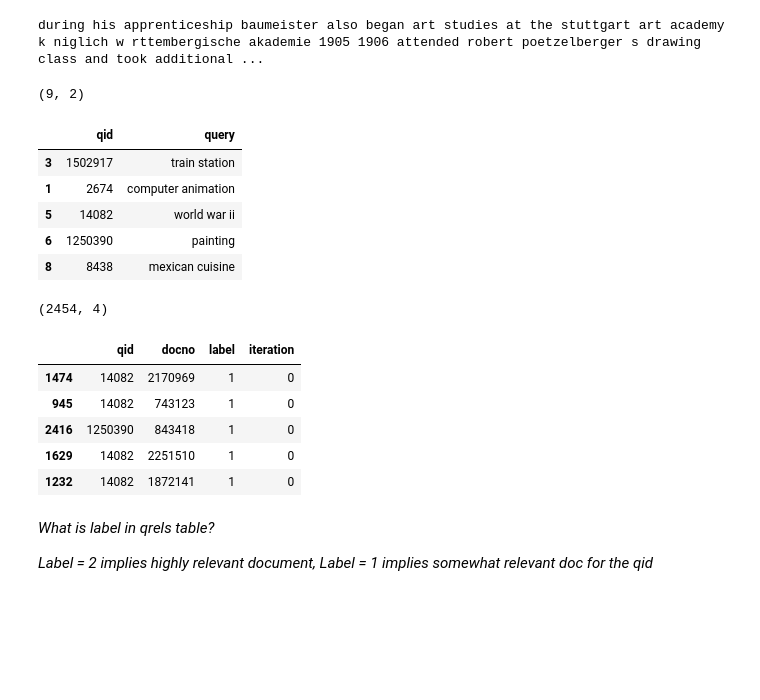
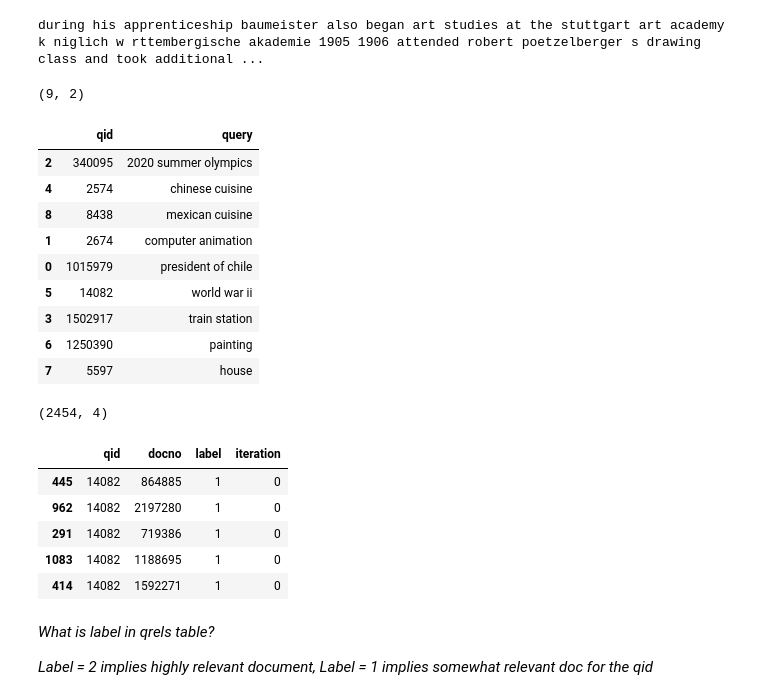
Before and after one commit to Legenden84/search-engines, a Jupyter notebook: lab_test/SE_2026_Lab_1.ipynb, the cells around one changed output. Saved outputs shown, nothing was run; the diff lists cells and outputs as text; code cells hidden in the pictures; blank space fills up the shorter version.

Commit message:
test1

```diff
--- a/lab_test/SE_2026_Lab_1.ipynb
+++ b/lab_test/SE_2026_Lab_1.ipynb
@@ -23,9 +46,9 @@ Download the following files (available also on Absalon under folder `lab`) in a
 - [`lab_topics.csv`](https://absalon.ku.dk/courses/80617/files/9458357/download?download_frd=1): CSV file of query id and query text
 - [`lab_qrels.csv`](https://absalon.ku.dk/files/9458364/download?download_frd=1): CSV file of annotations with schema `qid, docno, label, iteration`
 # %%
-docs = pd.read_csv('lab_docs.csv', dtype={'docno': str})
-topics = pd.read_csv('lab_topics.csv')
-qrels = pd.read_csv('lab_qrels.csv') # qrels signify the ground truth
+docs = pd.read_csv('/home/tlvj/msc_datalogi/2_semester/se/lab_test/lab_docs.csv', dtype={'docno': str})
+topics = pd.read_csv('/home/tlvj/msc_datalogi/2_semester/se/lab_test/lab_topics.csv')
+qrels = pd.read_csv('/home/tlvj/msc_datalogi/2_semester/se/lab_test/lab_qrels.csv') # qrels signify the ground truth
 # %%
 print(docs.shape)
 docs.sample(5, random_state=42)
@@ -43,26 +66,30 @@ print(docs['text'].iloc[2115])
 during his apprenticeship baumeister also began art studies at the stuttgart art academy k niglich w rttembergische akademie 1905 1906 attended robert poetzelberger s drawing class and took additional ...
 # %%
 print(topics.shape)
-topics.sample(5)
+topics.sample(9)
 # %% [output]
 (9, 2)
 |  | qid | query |
+| 2 | 340095 | 2020 summer olympics |
+| 4 | 2574 | chinese cuisine |
+| 8 | 8438 | mexican cuisine |
+| 1 | 2674 | computer animation |
+| 0 | 1015979 | president of chile |
+| 5 | 14082 | world war ii |
 | 3 | 1502917 | train station |
-| 1 | 2674 | computer animation |
-| 5 | 14082 | world war ii |
 | 6 | 1250390 | painting |
-| 8 | 8438 | mexican cuisine |
+| 7 | 5597 | house |
 # %%
 print(qrels.shape)
 qrels.sample(5)
 # %% [output]
 (2454, 4)
 |  | qid | docno | label | iteration |
-| 1474 | 14082 | 2170969 | 1 | 0 |
-| 945 | 14082 | 743123 | 1 | 0 |
-| 2416 | 1250390 | 843418 | 1 | 0 |
-| 1629 | 14082 | 2251510 | 1 | 0 |
-| 1232 | 14082 | 1872141 | 1 | 0 |
+| 445 | 14082 | 864885 | 1 | 0 |
+| 962 | 14082 | 2197280 | 1 | 0 |
+| 291 | 14082 | 719386 | 1 | 0 |
+| 1083 | 14082 | 1188695 | 1 | 0 |
+| 414 | 14082 | 1592271 | 1 | 0 |
 # %% [markdown]
 *What is label in qrels table?*
 
```
Also changed, not shown: parts of 7 cells of this notebook, 8 other files.
